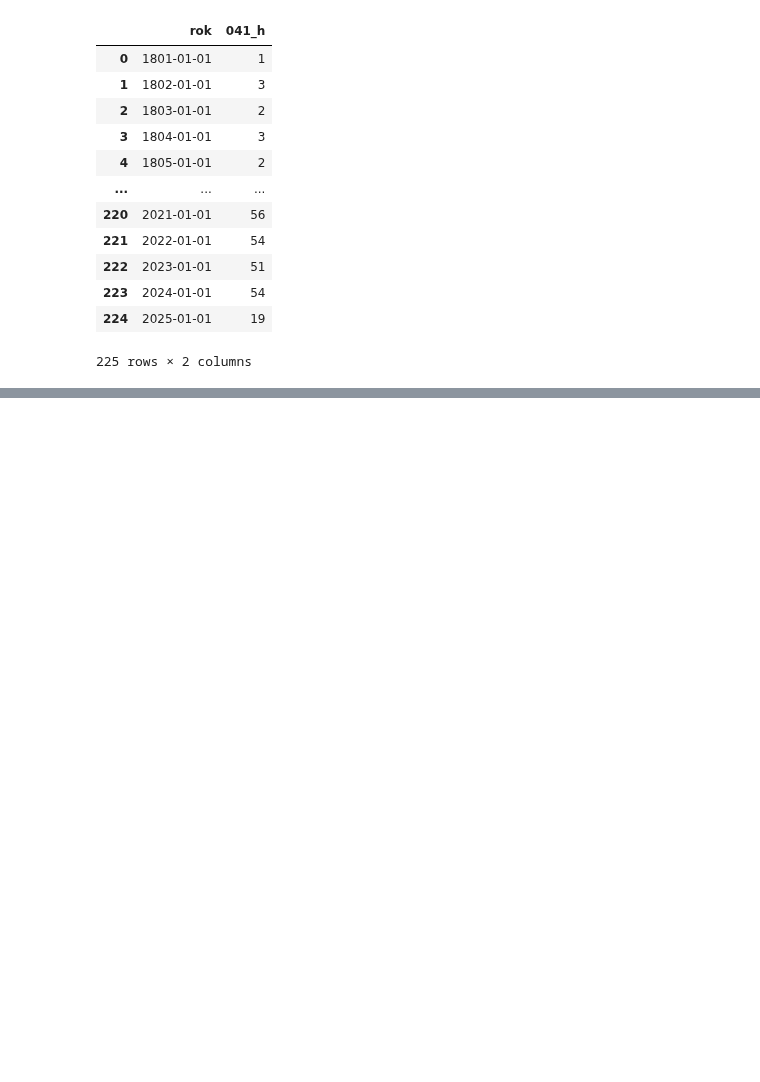
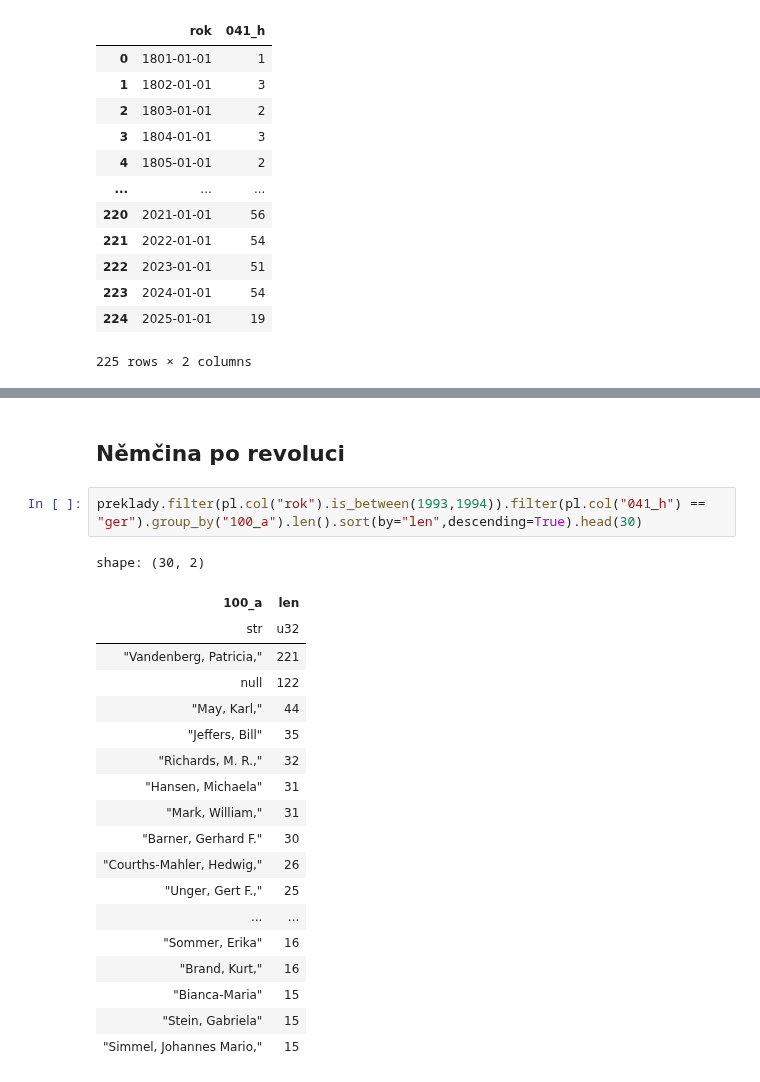
Before and after one commit to DataRozhlas/knizni-peoplemetr, a Jupyter notebook: 902c_jazyky.ipynb, the cells around one changed output, grey strips where cells are left out. Saved outputs shown, nothing was run; the diff lists cells and outputs as text; blank space fills up the shorter version.

```diff
--- a/902c_jazyky.ipynb
+++ b/902c_jazyky.ipynb
@@ -322,3 +322,27 @@ alt.Chart(alt_friendly(rocni_pocty), width=300,
 )
 # %% [output]
 [interactive output not drawn]
+# %% [markdown]
+## Němčina po revoluci
+# %%
+preklady.filter(pl.col("rok").is_between(1993,1994)).filter(pl.col("041_h") == "ger").group_by("100_a").len().sort(by="len",descending=True).head(30)
+# %% [output]
+shape: (30, 2)
+| 100_a | len |
+| str | u32 |
+| "Vandenberg, Patricia," | 221 |
+| null | 122 |
+| "May, Karl," | 44 |
+| "Jeffers, Bill" | 35 |
+| "Richards, M. R.," | 32 |
+| "Hansen, Michaela" | 31 |
+| "Mark, William," | 31 |
+| "Barner, Gerhard F." | 30 |
+| "Courths-Mahler, Hedwig," | 26 |
+| "Unger, Gert F.," | 25 |
+| ... | ... |
+| "Sommer, Erika" | 16 |
+| "Brand, Kurt," | 16 |
+| "Bianca-Maria" | 15 |
+| "Stein, Gabriela" | 15 |
+| "Simmel, Johannes Mario," | 15 |
```
Also changed, not shown: parts of 3 cells of this notebook, 32 other files.
